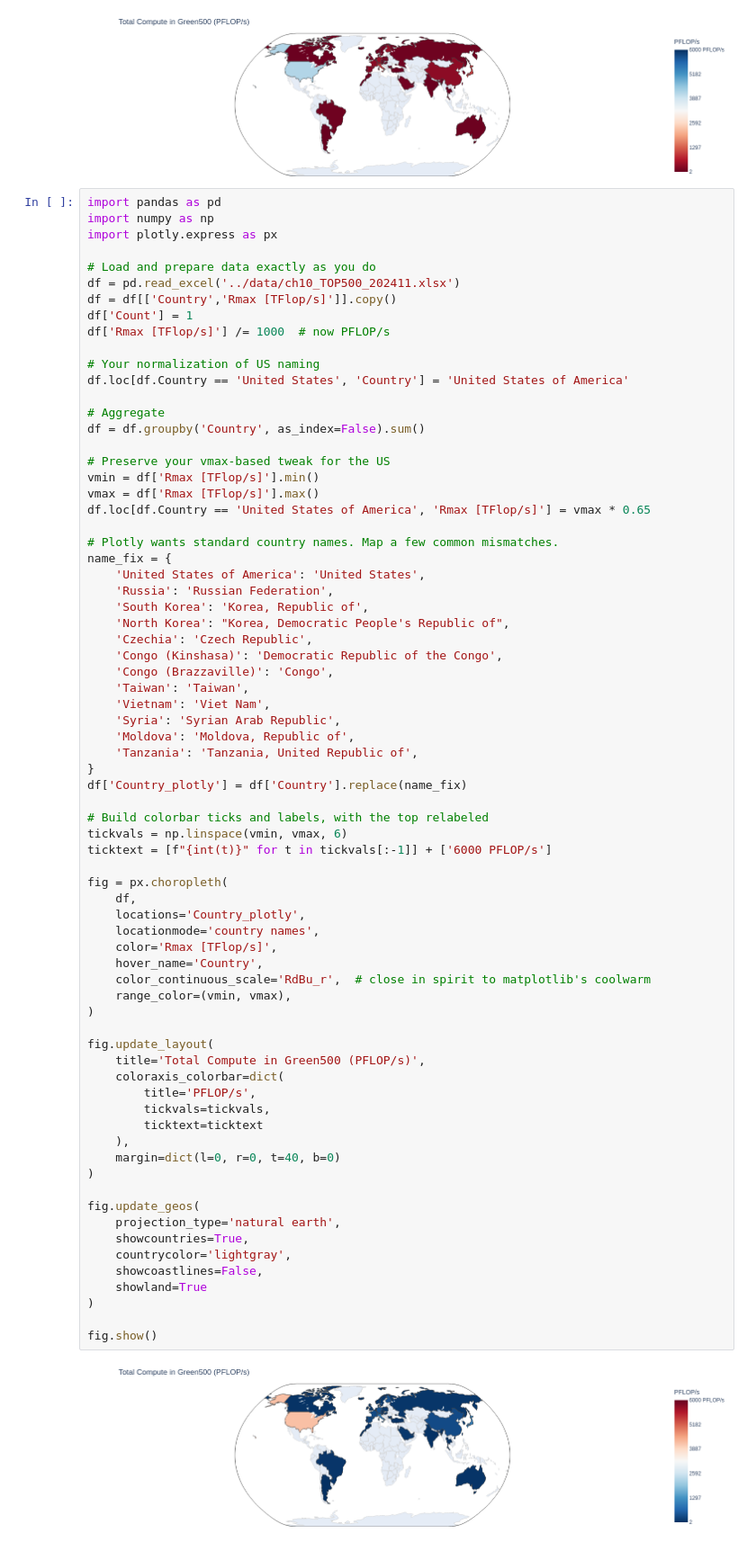
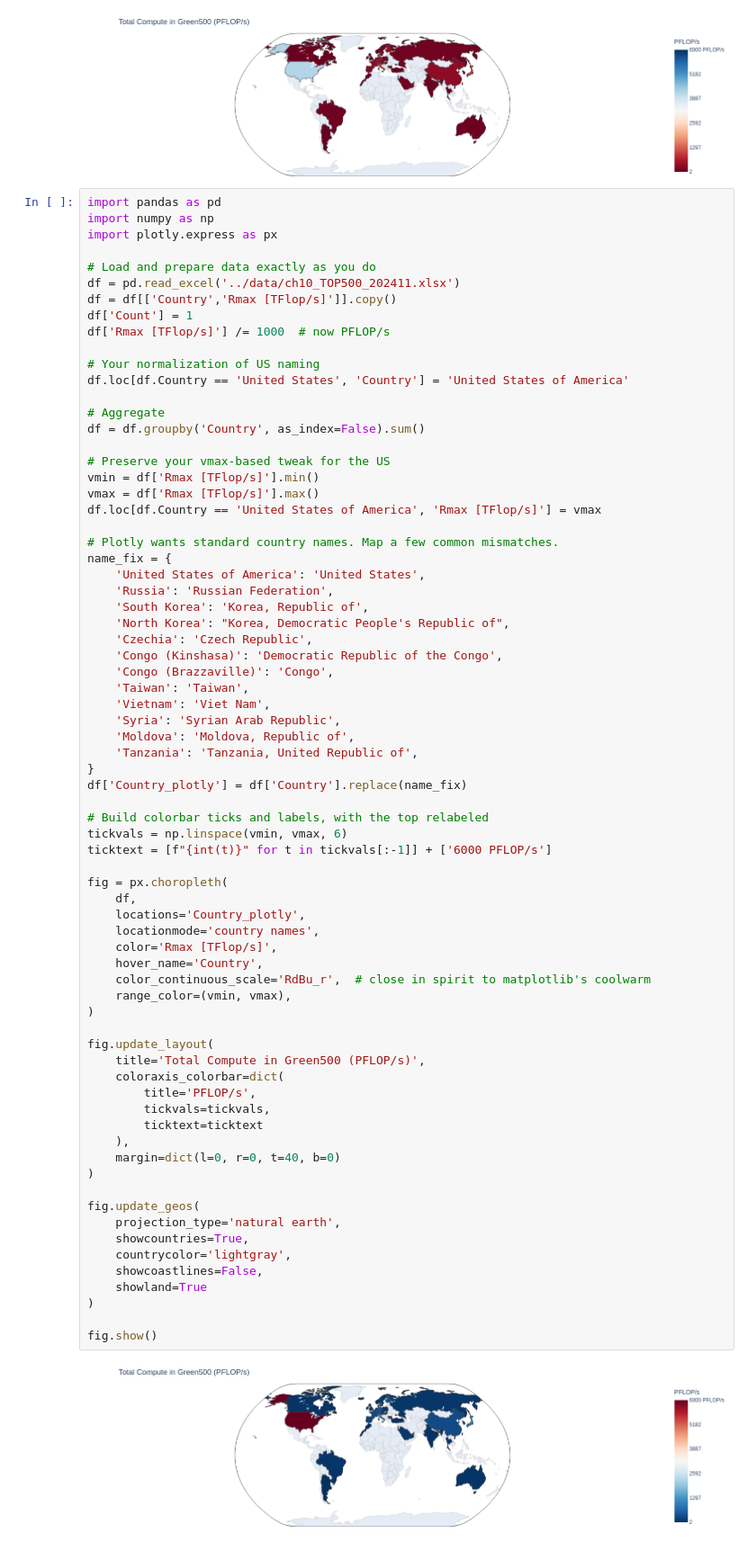
Before and after one commit to raghavian/sustainable_ai, a Jupyter notebook: notebooks/chapter-10.ipynb, the cells around one changed output. Shown at 90% size. Cells and saved outputs as stored; diff of their text form.

```diff
--- a/notebooks/chapter-10.ipynb
+++ b/notebooks/chapter-10.ipynb
@@ -259,7 +259,7 @@ df = df.groupby('Country', as_index=False).sum()
 # Preserve your vmax-based tweak for the US
 vmin = df['Rmax [TFlop/s]'].min()
 vmax = df['Rmax [TFlop/s]'].max()
-df.loc[df.Country == 'United States of America', 'Rmax [TFlop/s]'] = vmax * 0.65
+df.loc[df.Country == 'United States of America', 'Rmax [TFlop/s]'] = vmax
 
 # Plotly wants standard country names. Map a few common mismatches.
 name_fix = {
@@ -285,31 +285,31 @@ ticktext = [f"{int(t)}" for t in tickvals[:-1]] + ['6000 PFLOP/s']
 fig = px.choropleth(
     df,
     locations='Country_plotly',
     locationmode='country names',
     color='Rmax [TFlop/s]',
     hover_name='Country',
     color_continuous_scale='RdBu_r',  # close in spirit to matplotlib's coolwarm
     range_color=(vmin, vmax),
 )
 
 fig.update_layout(
     title='Total Compute in Green500 (PFLOP/s)',
     coloraxis_colorbar=dict(
         title='PFLOP/s',
         tickvals=tickvals,
         ticktext=ticktext
     ),
     margin=dict(l=0, r=0, t=40, b=0)
 )
 
 fig.update_geos(
     projection_type='natural earth',
     showcountries=True,
     countrycolor='lightgray',
     showcoastlines=False,
     showland=True
 )
 
 fig.show()
 # %% [output]
-[figure, old version]
+[figure, new version]
```
